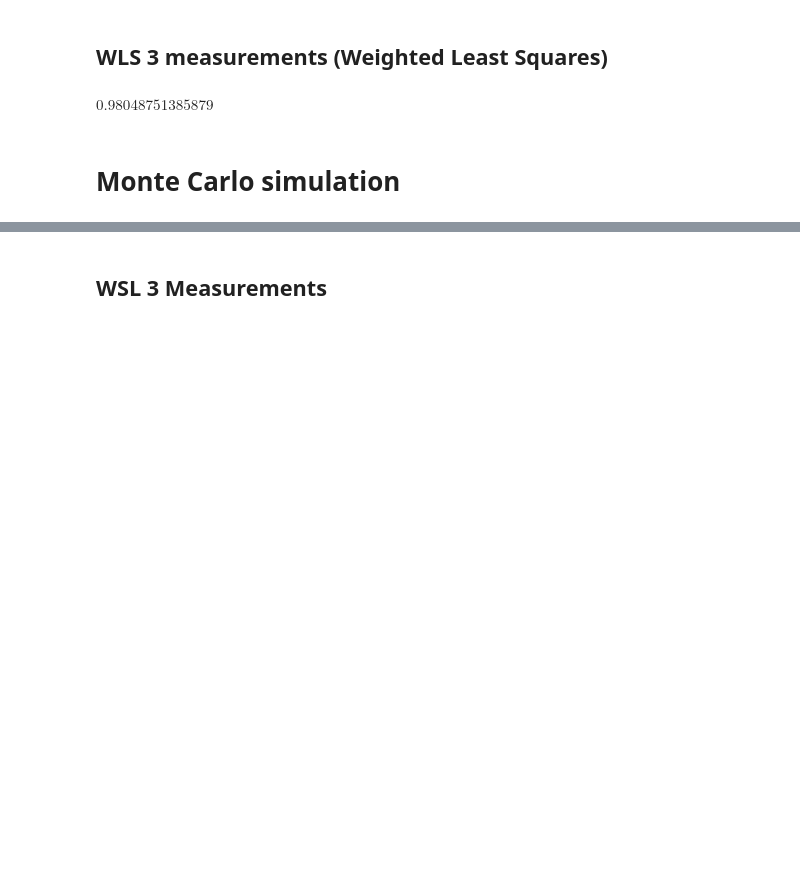
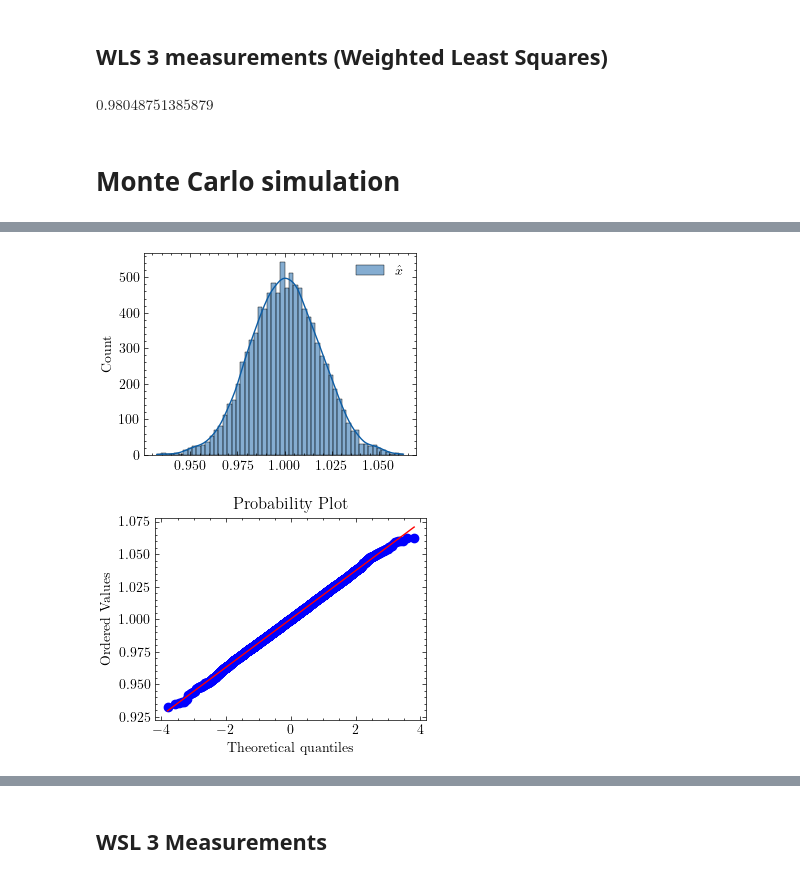
Before and after one commit to Plusero/state-estimation-workshop, a Jupyter notebook: mc_se.ipynb, the cells around one changed output, grey strips where cells are left out. Drawn from its saved outputs; the diff is of its cells as text; code cells hidden in the pictures; blank space fills up the shorter version.

```diff
--- a/mc_se.ipynb
+++ b/mc_se.ipynb
@@ -155,3 +165,15 @@ if __name__ == '__main__':
     with Pool(processes=num_processes) as pool:
         results = pool.map(solve_single_estimate_wsl_2, range(no_sets))
     x_mc_estimates_wsl_2 = [x for x in results if x is not None]
+# %%
+# plot the distribution of the estimates, with the kde.
+sns.histplot(x_mc_estimates_wsl_2,kde=True,label='$\hat{x}$')
+plt.legend()
+plt.show()
+# use the Q-Q plot to check if the distribution is Gaussian
+#Q-Q plots plot the data against a specified distribution.
+probplot(x_mc_estimates_wsl_2,dist='norm',plot=plt)
+plt.show()
+# %% [output]
+[figure, added]
+[figure, added]
```
Also changed, not shown: parts of 10 cells of this notebook, 2 other files.
